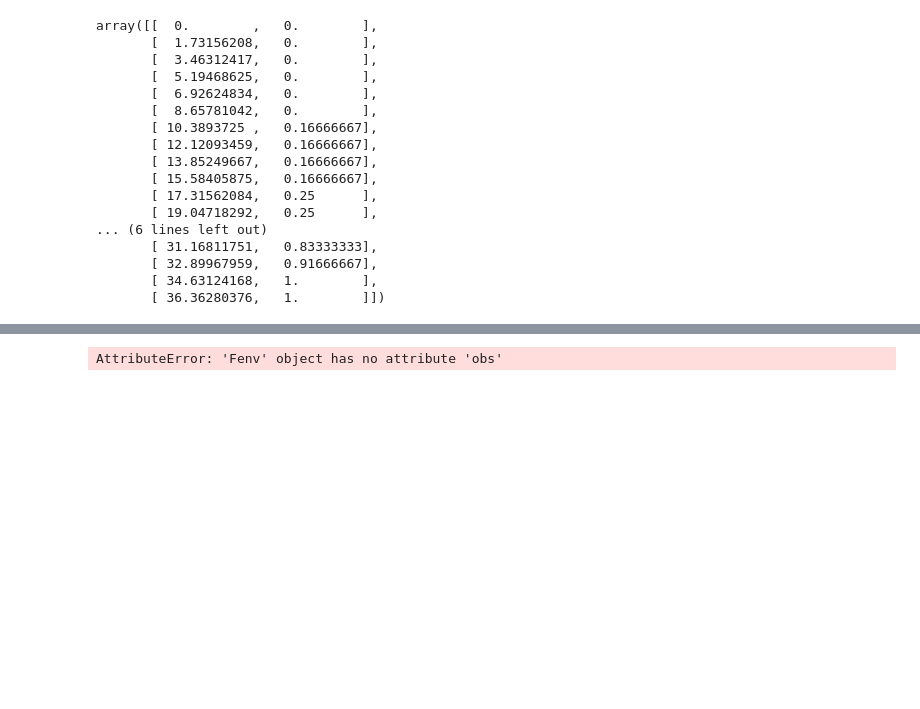
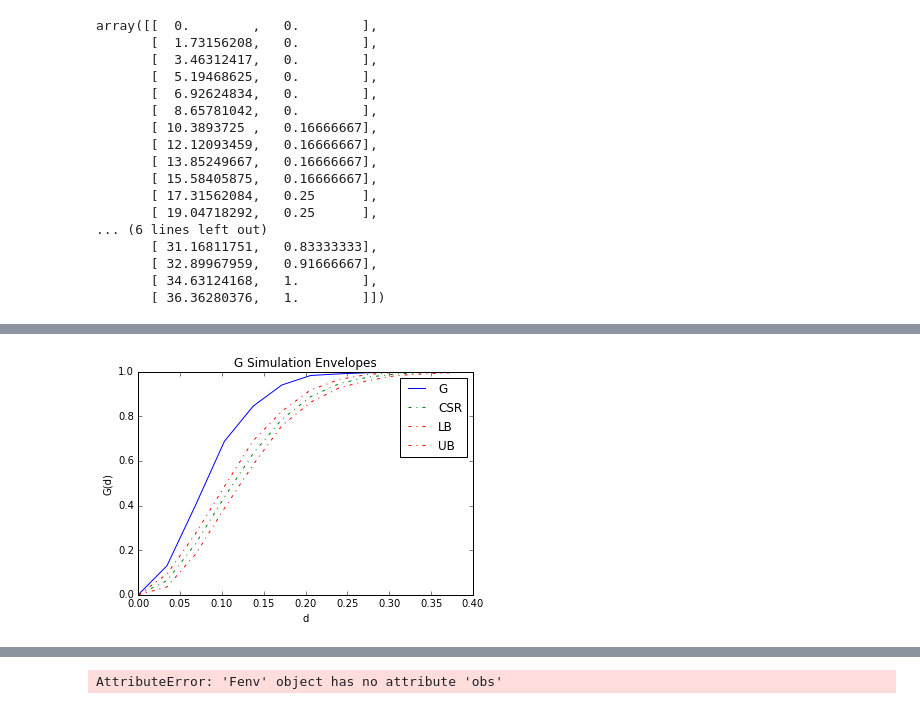
Before and after one commit to pysal/pointpats, a Jupyter notebook: distance_statistics.ipynb, the cells around one changed output, grey strips where cells are left out. Cells and saved outputs as stored; diff of their text form; code cells hidden in the pictures; blank space fills up the shorter version.

```diff
--- a/distance_statistics.ipynb
+++ b/distance_statistics.ipynb
@@ -120,0 +89,3 @@ g??
+# %%
+realizations = csr(vpp.window, vpp.n, 100, asPP=True)
+fenvvpp = Fenv(vpp, realizations=realizations)
@@ -120,0 +96,5 @@ g??
+# %%
+genvvpp = Genv(vpp, realizations=realizations)
+genvvpp.plot()
+# %% [output]
+[figure, added]
```
Also changed, not shown: parts of 19 cells of this notebook, 1 other file.
